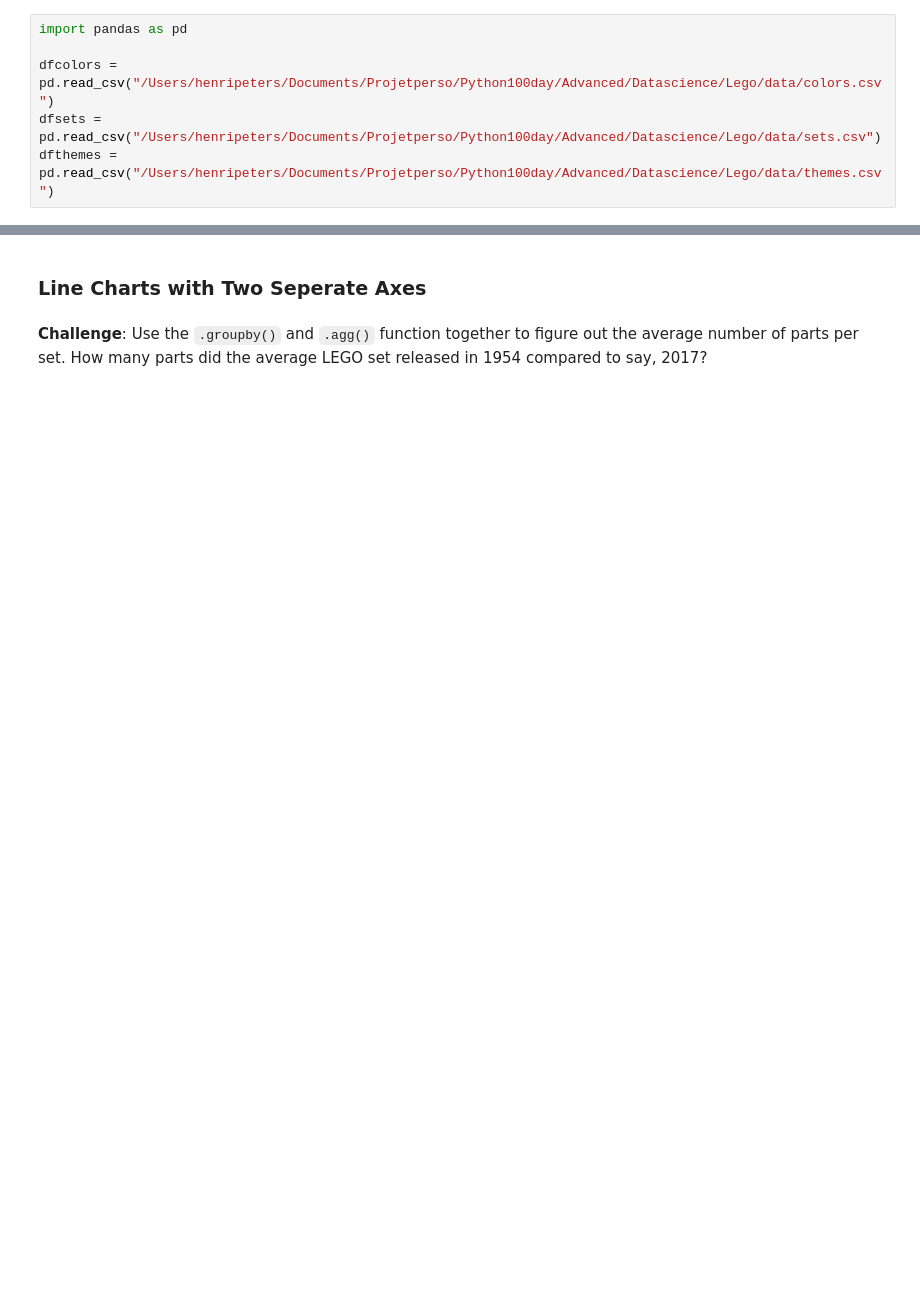
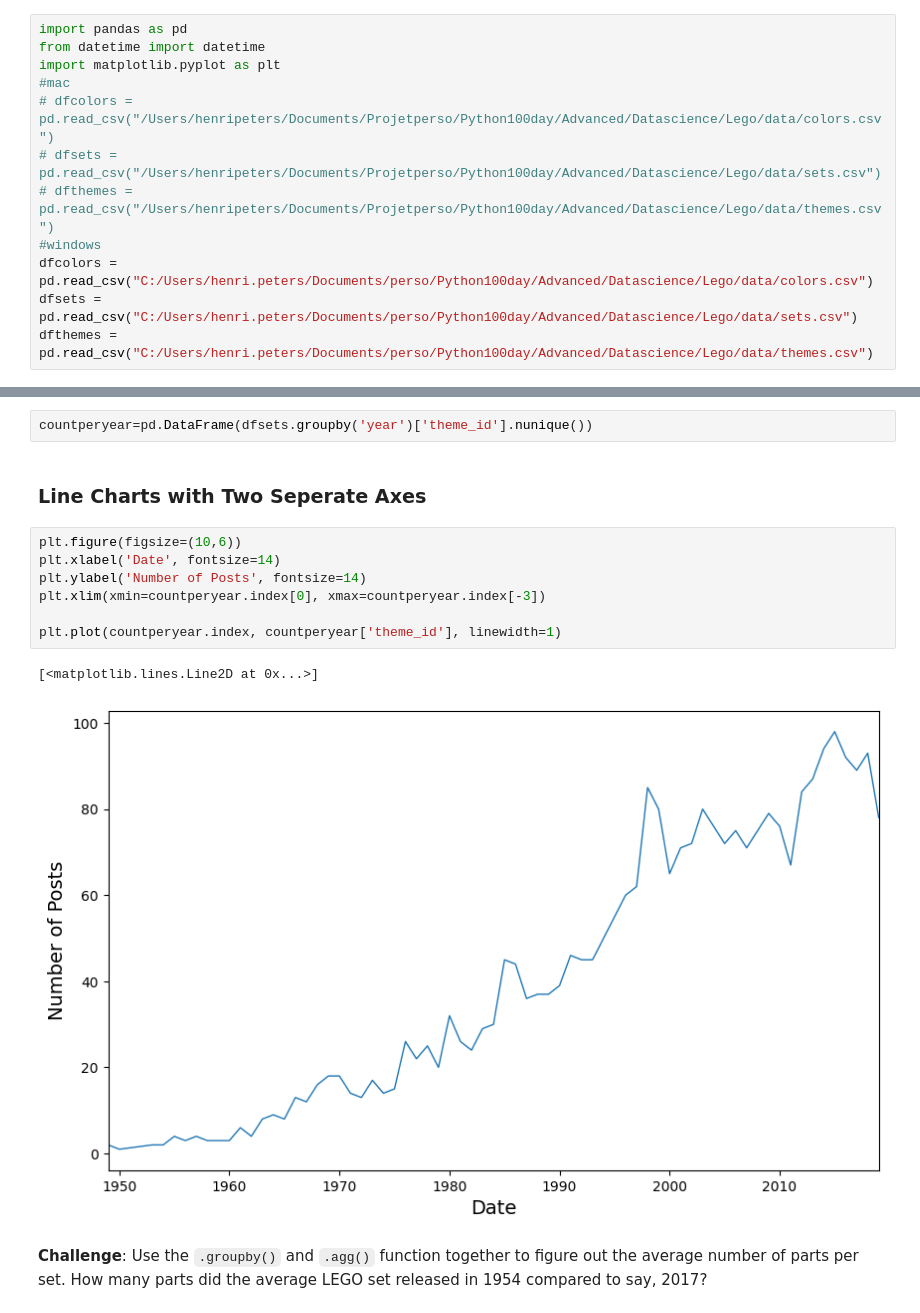
Before and after one commit to staixo/Python100day, a Jupyter notebook: Advanced/Datascience/Lego/Lego_Analysis_for_Course.ipynb, the cells around one changed output, grey strips where cells are left out. Drawn from its saved outputs; the diff is of its cells as text; blank space fills up the shorter version.

```diff
--- a/Advanced/Datascience/Lego/Lego_Analysis_for_Course.ipynb
+++ b/Advanced/Datascience/Lego/Lego_Analysis_for_Course.ipynb
@@ -23,10 +23,16 @@ sets tend to have more or fewer parts than newer sets?</li>
 # Import Statements
 # %%
 import pandas as pd
-
-dfcolors = pd.read_csv("/Users/henripeters/Documents/Projetperso/Python100day/Advanced/Datascience/Lego/data/colors.csv")
-dfsets = pd.read_csv("/Users/henripeters/Documents/Projetperso/Python100day/Advanced/Datascience/Lego/data/sets.csv")
-dfthemes = pd.read_csv("/Users/henripeters/Documents/Projetperso/Python100day/Advanced/Datascience/Lego/data/themes.csv")
+from datetime import datetime
+import matplotlib.pyplot as plt
+#mac
+# dfcolors = pd.read_csv("/Users/henripeters/Documents/Projetperso/Python100day/Advanced/Datascience/Lego/data/colors.csv")
+# dfsets = pd.read_csv("/Users/henripeters/Documents/Projetperso/Python100day/Advanced/Datascience/Lego/data/sets.csv")
+# dfthemes = pd.read_csv("/Users/henripeters/Documents/Projetperso/Python100day/Advanced/Datascience/Lego/data/themes.csv")
+#windows
+dfcolors = pd.read_csv("C:/Users/henri.peters/Documents/perso/Python100day/Advanced/Datascience/Lego/data/colors.csv")
+dfsets = pd.read_csv("C:/Users/henri.peters/Documents/perso/Python100day/Advanced/Datascience/Lego/data/sets.csv")
+dfthemes = pd.read_csv("C:/Users/henri.peters/Documents/perso/Python100day/Advanced/Datascience/Lego/data/themes.csv")
 # %% [markdown]
 # Data Exploration
 # %% [markdown]
@@ -93,6 +228,18 @@ Let's work out the number of different themes shipped by year. This means we hav
 # %% [markdown]
 **Challenge**: Plot the number of themes released by year on a line chart. Only include the full calendar years (i.e., exclude 2020 and 2021).
+# %%
+countperyear=pd.DataFrame(dfsets.groupby('year')['theme_id'].nunique())
 # %% [markdown]
 ### Line Charts with Two Seperate Axes
+# %%
+plt.figure(figsize=(10,6))
+plt.xlabel('Date', fontsize=14)
+plt.ylabel('Number of Posts', fontsize=14)
+plt.xlim(xmin=countperyear.index[0], xmax=countperyear.index[-3])
+
+plt.plot(countperyear.index, countperyear['theme_id'], linewidth=1)
+# %% [output]
+[<matplotlib.lines.Line2D at 0x...>]
+[figure, added]
 # %% [markdown]
 **Challenge**: Use the <code>.groupby()</code> and <code>.agg()</code> function together to figure out the average number of parts per set. How many parts did the average LEGO set released in 1954 compared to say, 2017?
```
Also changed, not shown: parts of 27 cells of this notebook.
